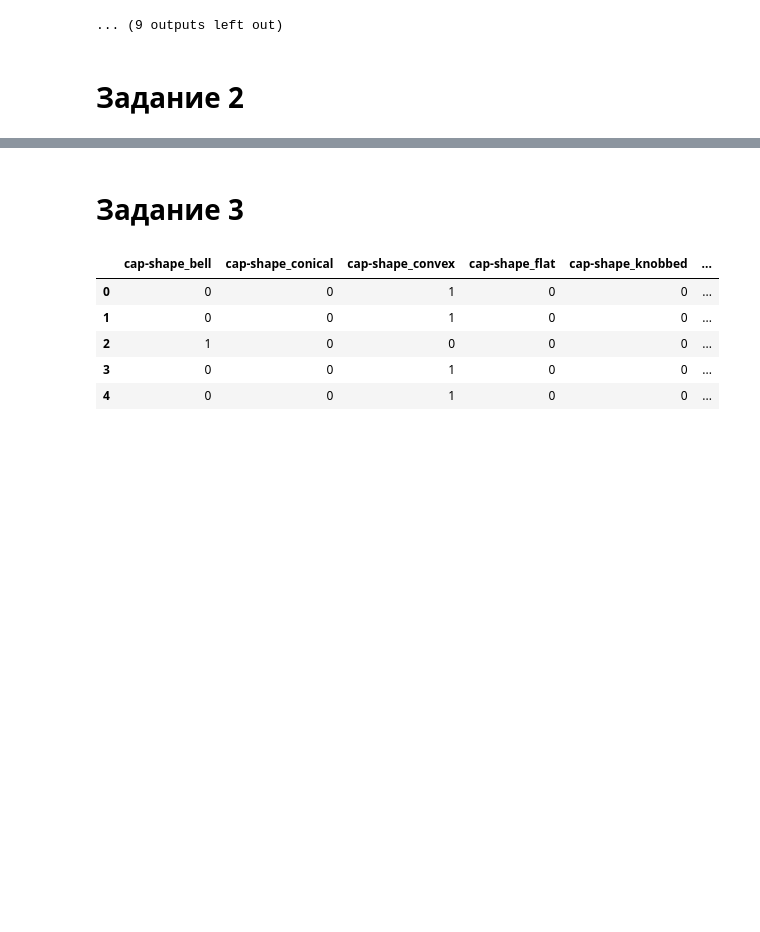
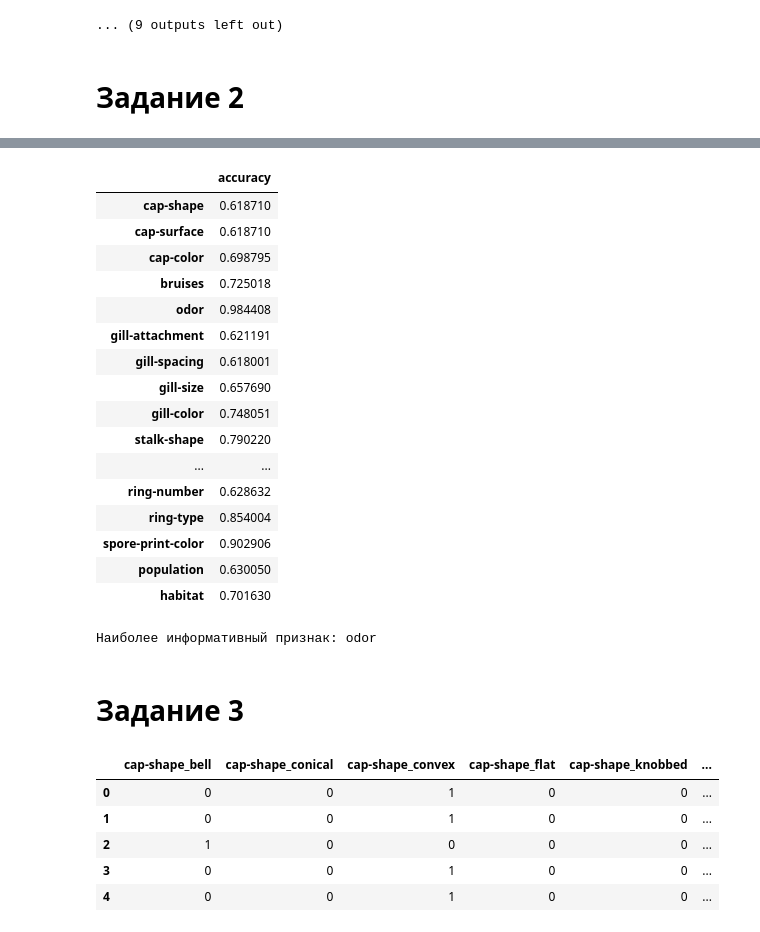
Before and after one commit to HerrPhoton/Theory-of-statistical-solutions, a Jupyter notebook: lab2.ipynb, the cells around one changed output, grey strips where cells are left out. Saved outputs shown, nothing was run; the diff lists cells and outputs as text; code cells hidden in the pictures; blank space fills up the shorter version.

```diff
--- a/lab2.ipynb
+++ b/lab2.ipynb
@@ -167,5 +184,28 @@ est.X_freqs
+# %%
+metric = est.get_metrics(y)
+metric
+# %% [output]
+|  | accuracy |
+| cap-shape | 0.618710 |
+| cap-surface | 0.618710 |
+| cap-color | 0.698795 |
+| bruises | 0.725018 |
+| odor | 0.984408 |
+| gill-attachment | 0.621191 |
+| gill-spacing | 0.618001 |
+| gill-size | 0.657690 |
+| gill-color | 0.748051 |
+| stalk-shape | 0.790220 |
+| ... | ... |
+| ring-number | 0.628632 |
+| ring-type | 0.854004 |
+| spore-print-color | 0.902906 |
+| population | 0.630050 |
+| habitat | 0.701630 |
 # %%
-#print(f'Наиболее информативный признак: {acc["Accuracy"].idxmax()}')
+print(f'Наиболее информативный признак: {metric["accuracy"].idxmax()}')
+# %% [output]
+Наиболее информативный признак: odor
 # %% [markdown]
 # Задание 3
 # %%
```
Also changed, not shown: parts of 8 cells of this notebook.
